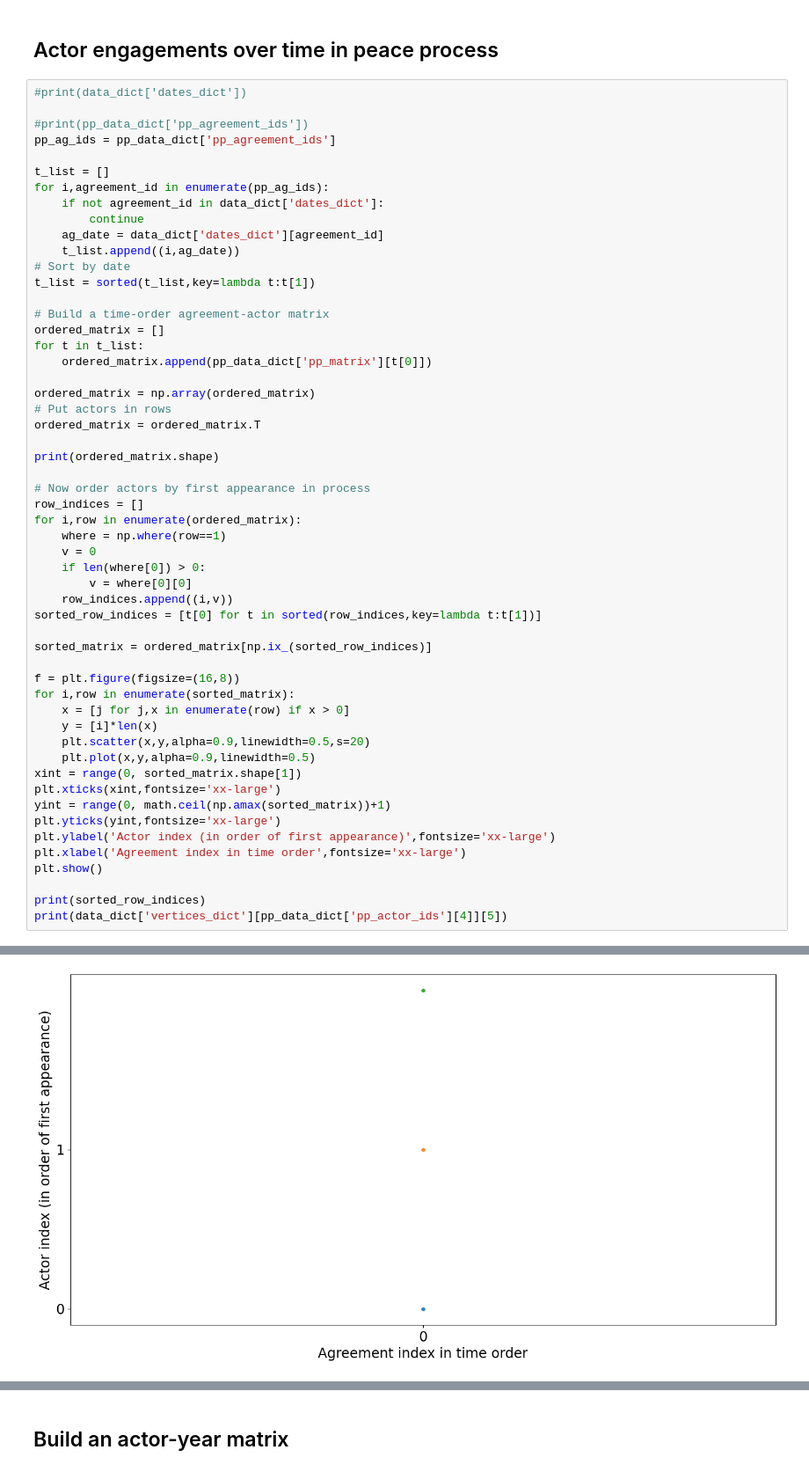
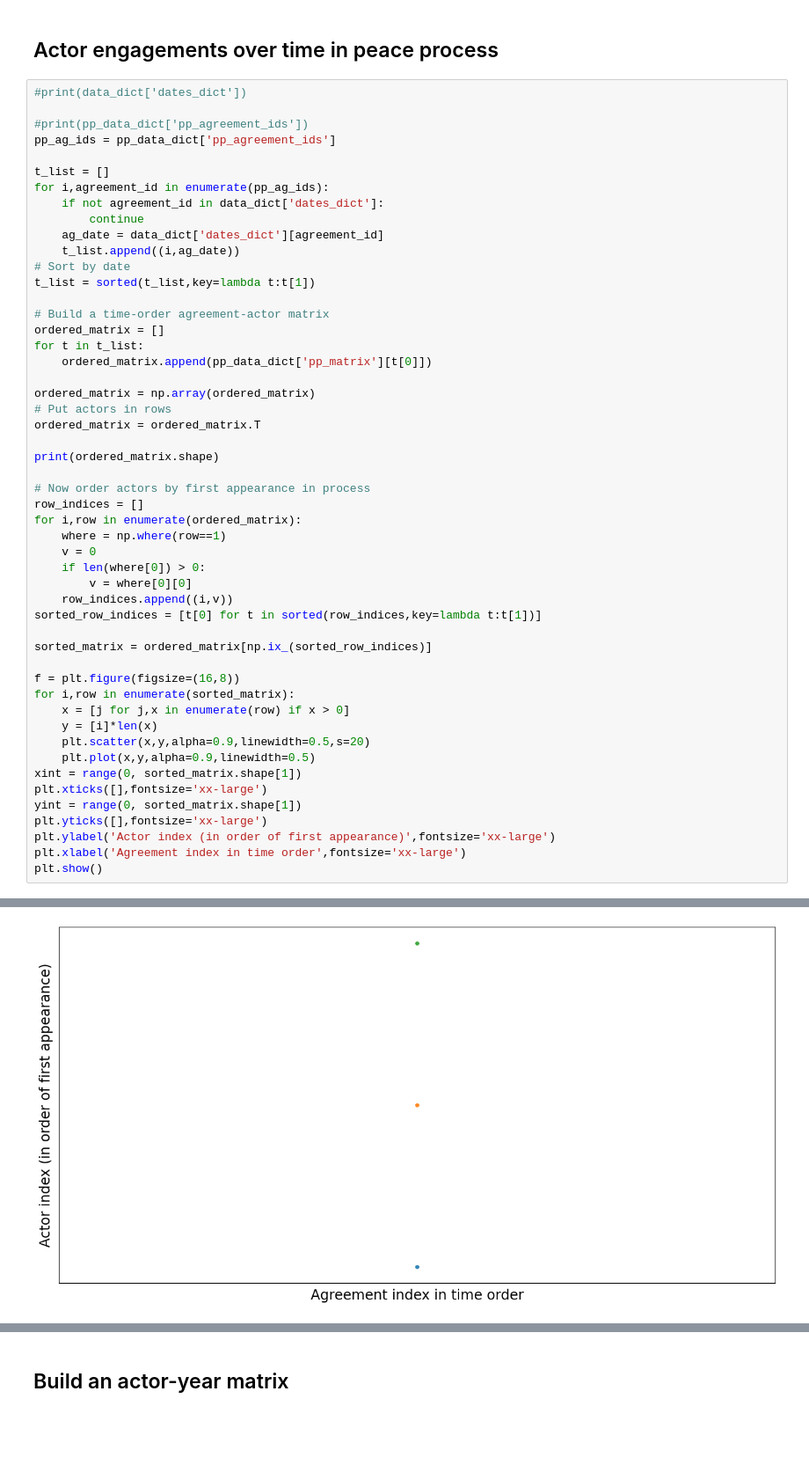
Before and after one commit to roybgardner/agreements-actors, a Jupyter notebook: signatories_streamlit.ipynb, the cells around one changed output, grey strips where cells are left out. Shown: that part at 88% size. Drawn from its saved outputs; the diff is of its cells as text; blank space fills up the shorter version.

```diff
--- a/signatories_streamlit.ipynb
+++ b/signatories_streamlit.ipynb
@@ -129,40 +128,37 @@ for t in t_list:
 ordered_matrix = np.array(ordered_matrix)
 # Put actors in rows
 ordered_matrix = ordered_matrix.T
 
 print(ordered_matrix.shape)
 
 # Now order actors by first appearance in process
 row_indices = []
 for i,row in enumerate(ordered_matrix):
     where = np.where(row==1)
     v = 0
     if len(where[0]) > 0:
         v = where[0][0]
     row_indices.append((i,v))
 sorted_row_indices = [t[0] for t in sorted(row_indices,key=lambda t:t[1])]
 
 sorted_matrix = ordered_matrix[np.ix_(sorted_row_indices)]
 
 f = plt.figure(figsize=(16,8))
 for i,row in enumerate(sorted_matrix):
     x = [j for j,x in enumerate(row) if x > 0]
     y = [i]*len(x)
     plt.scatter(x,y,alpha=0.9,linewidth=0.5,s=20)
     plt.plot(x,y,alpha=0.9,linewidth=0.5)
 xint = range(0, sorted_matrix.shape[1])
-plt.xticks(xint,fontsize='xx-large')
-yint = range(0, math.ceil(np.amax(sorted_matrix))+1)
-plt.yticks(yint,fontsize='xx-large')
+plt.xticks([],fontsize='xx-large')
+yint = range(0, sorted_matrix.shape[1])
+plt.yticks([],fontsize='xx-large')
 plt.ylabel('Actor index (in order of first appearance)',fontsize='xx-large')
 plt.xlabel('Agreement index in time order',fontsize='xx-large')
 plt.show()
-
-print(sorted_row_indices)
-print(data_dict['vertices_dict'][pp_data_dict['pp_actor_ids'][4]][5])
 # %% [output]
 (3, 1)
-[figure, old version]
+[figure, new version]
 [0, 1, 2]
 IndexError: list index out of range
 # %% [markdown]
```
Also changed, not shown: parts of 1 cell of this notebook, 1 other file.
